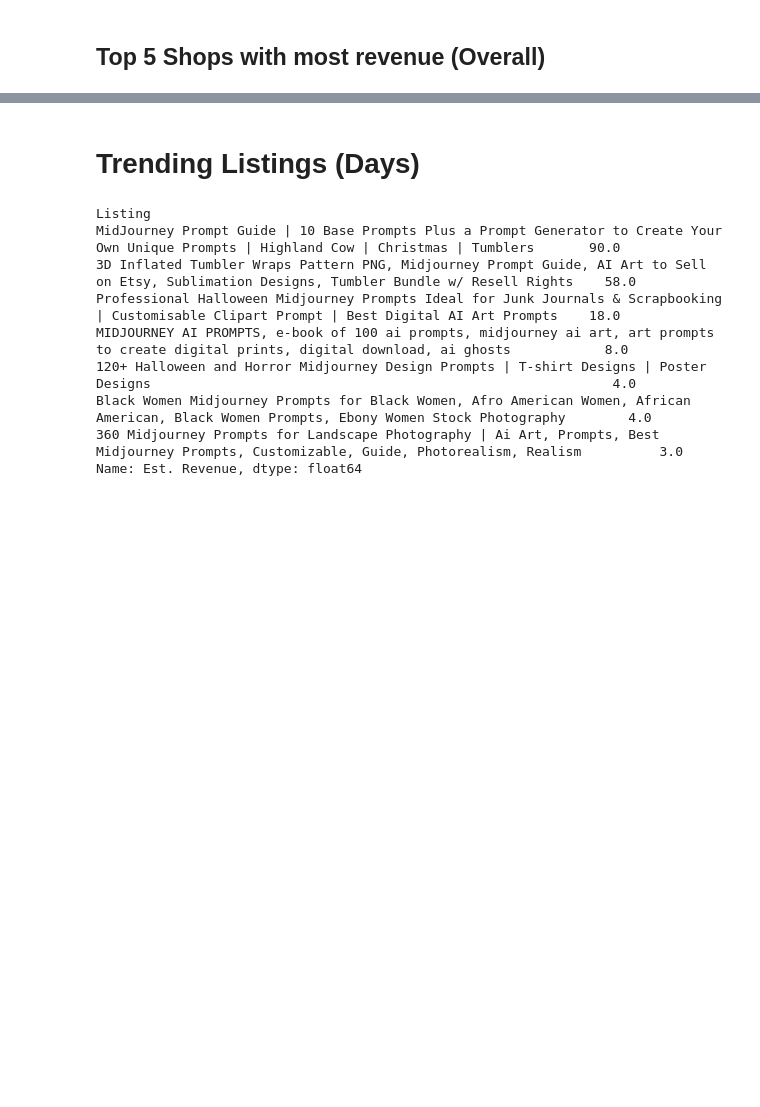
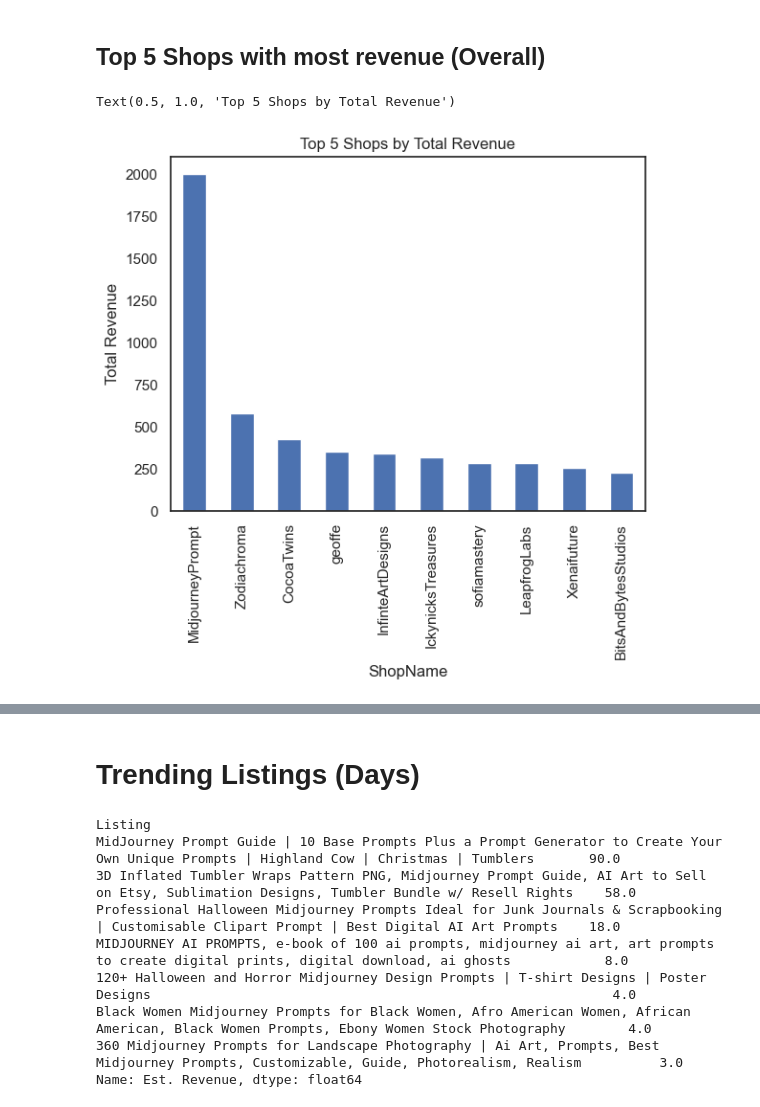
Before and after one commit to gupta-aayushkr/Etsy-Market-Analysis, a Jupyter notebook: EDA.ipynb, the cells around one changed output, grey strips where cells are left out. Saved outputs shown, nothing was run; the diff lists cells and outputs as text; code cells hidden in the pictures; blank space fills up the shorter version.

```diff
--- a/EDA.ipynb
+++ b/EDA.ipynb
@@ -160,7 +162,9 @@ df.head()
 # %%
-result = df.groupby('ShopName')['Est. Revenue'].sum().sort_values(ascending=False).head(10)
-# result.plot(kind='bar')
-# plt.xlabel('ShopName')
-# plt.ylabel('Total Revenue')
-# plt.title('Top 5 Shops by Total Revenue')
+result.plot(kind='bar')
+plt.xlabel('ShopName')
+plt.ylabel('Total Revenue')
+plt.title('Top 5 Shops by Total Revenue')
+# %% [output]
+Text(0.5, 1.0, 'Top 5 Shops by Total Revenue')
+[figure, added]
 # %%
```
Also changed, not shown: parts of 33 cells of this notebook, 1 other file.
